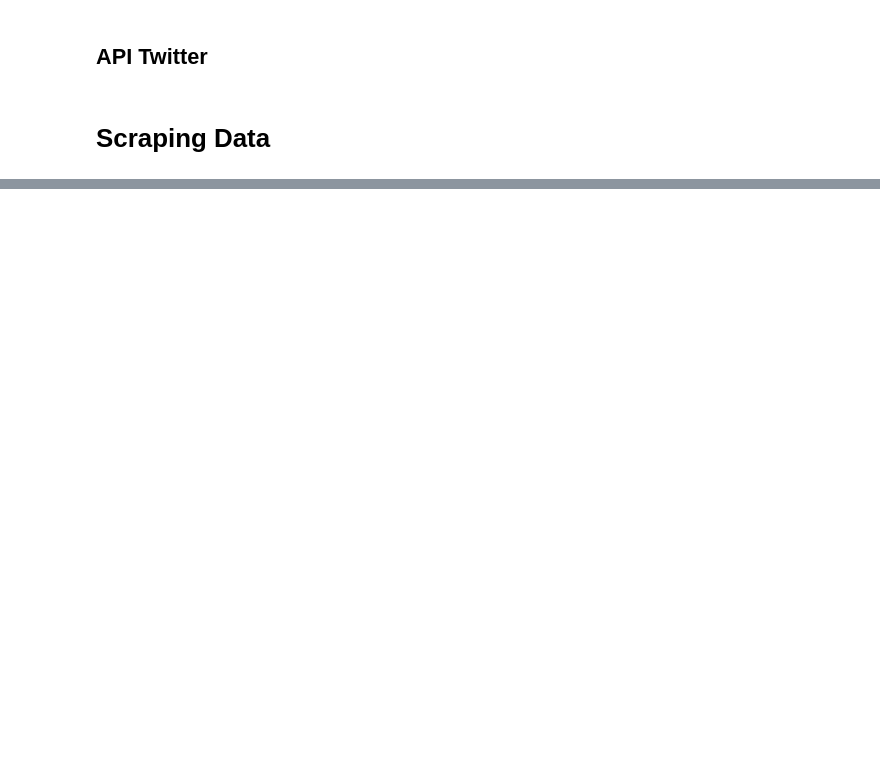
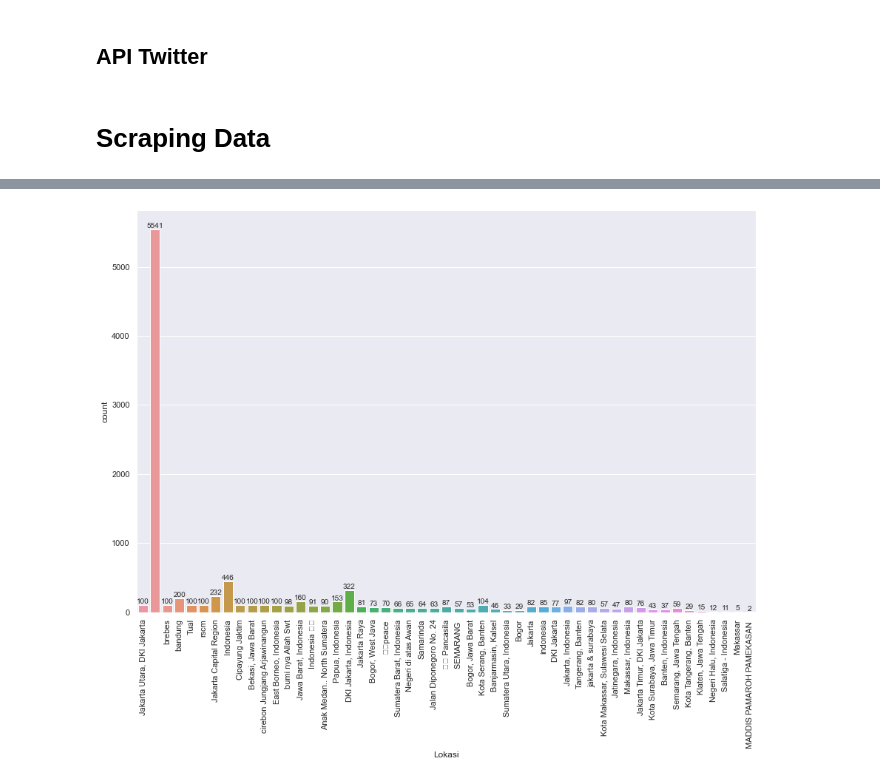
Before and after one commit to Fauzan-Kamil/Scrap_Twiter, a Jupyter notebook: Scraping_twiter.ipynb, the cells around one changed output, grey strips where cells are left out. Saved outputs shown, nothing was run; the diff lists cells and outputs as text; code cells hidden in the pictures; blank space fills up the shorter version.

Commit message:
Menambahkan data

```diff
--- a/Scraping_twiter.ipynb
+++ b/Scraping_twiter.ipynb
@@ -25,10 +38,3 @@ Unexpected parameter: id
 # %%
 #for tweet in tweets:
 #    print(tweet.text)
-# %%
-# Collect tweets dari search
-search_words = "minyak goreng mahal"
-# Dari tanggal tertentu
-#date_since = "2021-01-01" or "2021-01-31"
-
-hasil_search = api.search_tweets(q=search_words, lang="id", since="2021-01-01", count=20, tweet_mode="extended", result_type="recent")
@@ -64,0 +41,21 @@ df
+# %%
+search_words = "presiden 2024"
+#ate_since = "2023-01-01" or "2023-05-07"
+#since=date_since
+tweets = []
+
+while len(tweets) < 10000:
+    try:
+        hasil_search = api.search_tweets(q=search_words, lang="id", count=100, tweet_mode="extended", result_type="recent")
+        for tweet in hasil_search:
+            tweets.append(tweet)
+        print("Jumlah tweet yang diambil: " + str(len(tweets)))
+    except tw.TweepError as e:
+        print("Error: " + str(e))
+        print("Waiting for 15 minutes...")
+        time.sleep(60 * 15)
+
+    # Tunggu 5 detik sebelum melanjutkan scraping
+    time.sleep(5)
+
+print("Scraping selesai! Total tweets: " + str(len(tweets)))
@@ -65,3 +84,12 @@ df
+# %%
+# Buat dataframe dari tweets
+df = pd.DataFrame({
+    'Tanggal': [tweet.created_at for tweet in tweets],
+    'Username': [tweet.user.screen_name for tweet in tweets],
+    'Tweet': [tweet.full_text for tweet in tweets],
+    'Lokasi': [tweet.user.location for tweet in tweets],
+    'Followers': [tweet.user.followers_count for tweet in tweets]
+})
 # %%
 df.info()
 # %% [output]
@@ -80,0 +133,9 @@ df.to_csv('hasil_search.csv', index=False)
+# %%
+plt.figure(figsize=(15,10))
+a = sns.countplot(x='Lokasi' , data=df)
+for j in a.containers:
+    a.bar_label(j, label_type='edge')
+plt.xticks(rotation=90)
+plt.show()
+# %% [output]
+[figure, added]
```
Also changed, not shown: parts of 23 cells of this notebook, 4 other files.
